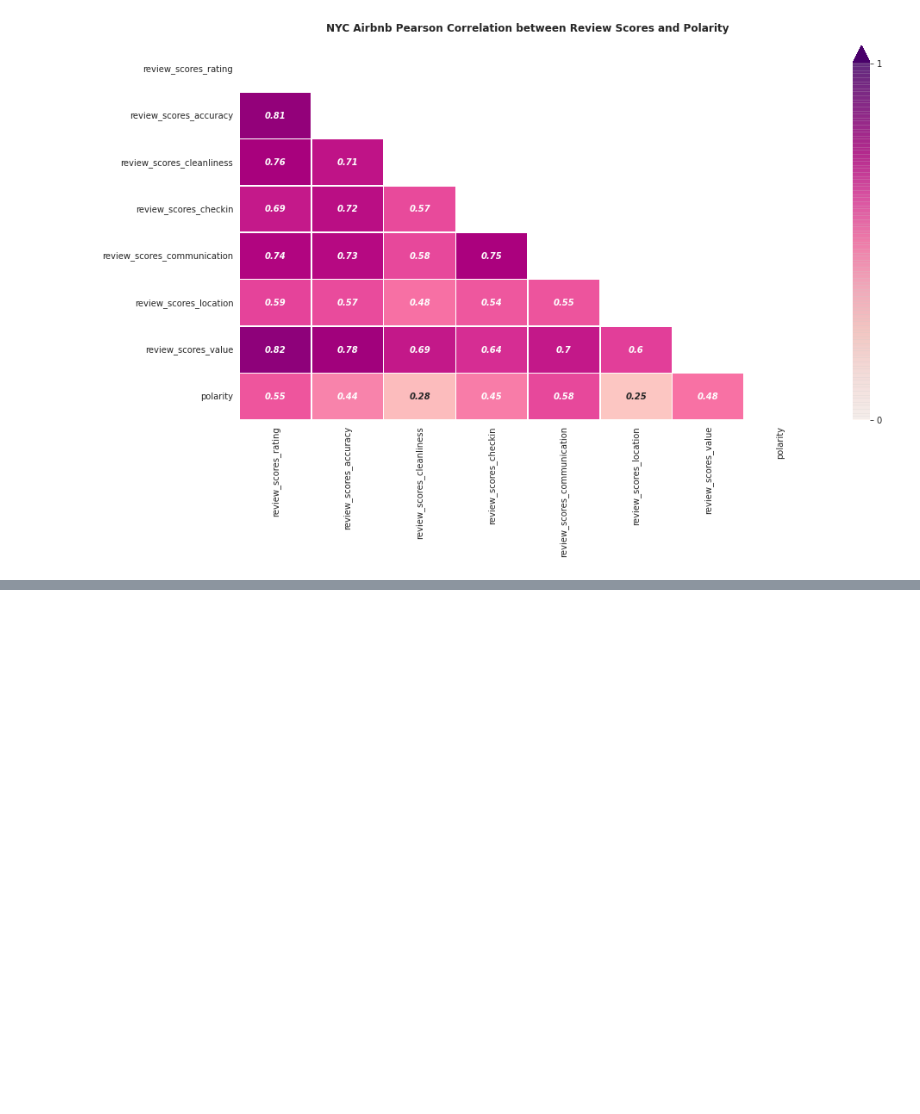
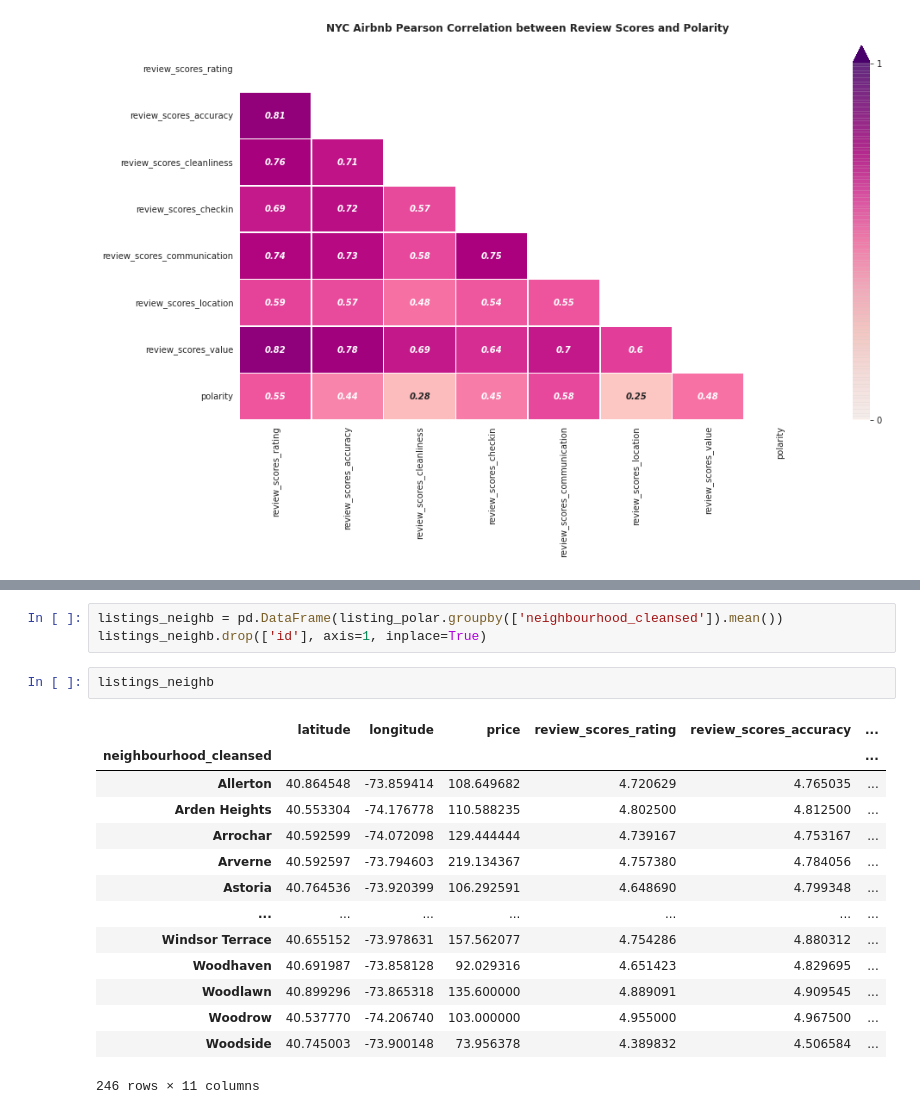
Before and after one commit to kamalova/Airbnb-Recommendation-Engine-NLP, a Jupyter notebook: Sentiment_Analysis.ipynb, the cells around one changed output, grey strips where cells are left out. Cells and saved outputs as stored; diff of their text form; blank space fills up the shorter version.

```diff
--- a/Sentiment_Analysis.ipynb
+++ b/Sentiment_Analysis.ipynb
@@ -620,0 +639,20 @@ NameError: ignored
+# %%
+listings_neighb = pd.DataFrame(listing_polar.groupby(['neighbourhood_cleansed']).mean())
+listings_neighb.drop(['id'], axis=1, inplace=True)
+# %%
+listings_neighb
+# %% [output]
+|  | latitude | longitude | price | review_scores_rating | review_scores_accuracy | ... |
+| neighbourhood_cleansed |  |  |  |  |  | ... |
+| Allerton | 40.864548 | -73.859414 | 108.649682 | 4.720629 | 4.765035 | ... |
+| Arden Heights | 40.553304 | -74.176778 | 110.588235 | 4.802500 | 4.812500 | ... |
+| Arrochar | 40.592599 | -74.072098 | 129.444444 | 4.739167 | 4.753167 | ... |
+| Arverne | 40.592597 | -73.794603 | 219.134367 | 4.757380 | 4.784056 | ... |
+| Astoria | 40.764536 | -73.920399 | 106.292591 | 4.648690 | 4.799348 | ... |
+| ... | ... | ... | ... | ... | ... | ... |
+| Windsor Terrace | 40.655152 | -73.978631 | 157.562077 | 4.754286 | 4.880312 | ... |
+| Woodhaven | 40.691987 | -73.858128 | 92.029316 | 4.651423 | 4.829695 | ... |
+| Woodlawn | 40.899296 | -73.865318 | 135.600000 | 4.889091 | 4.909545 | ... |
+| Woodrow | 40.537770 | -74.206740 | 103.000000 | 4.955000 | 4.967500 | ... |
+| Woodside | 40.745003 | -73.900148 | 73.956378 | 4.389832 | 4.506584 | ... |
+246 rows × 11 columns
```
Also changed, not shown: parts of 7 cells of this notebook.
